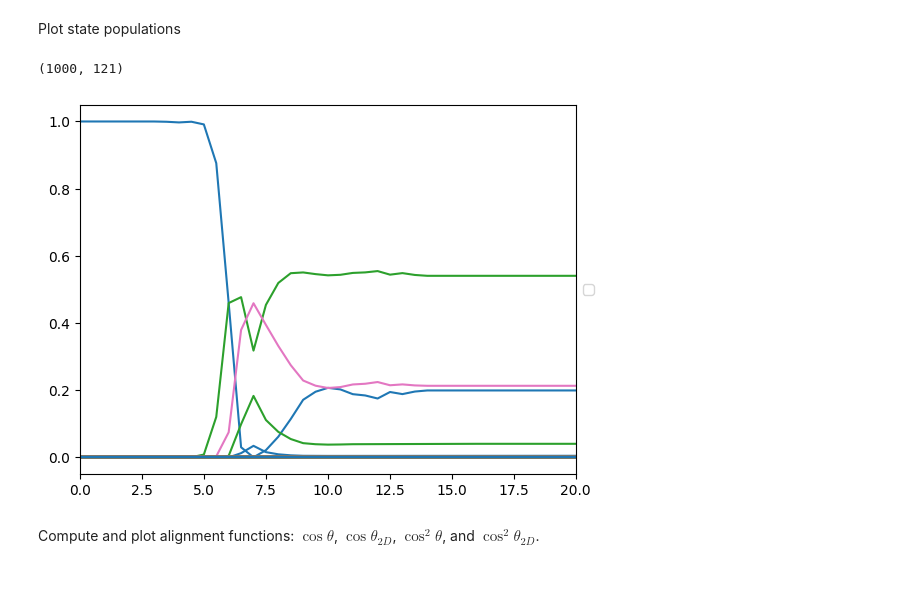
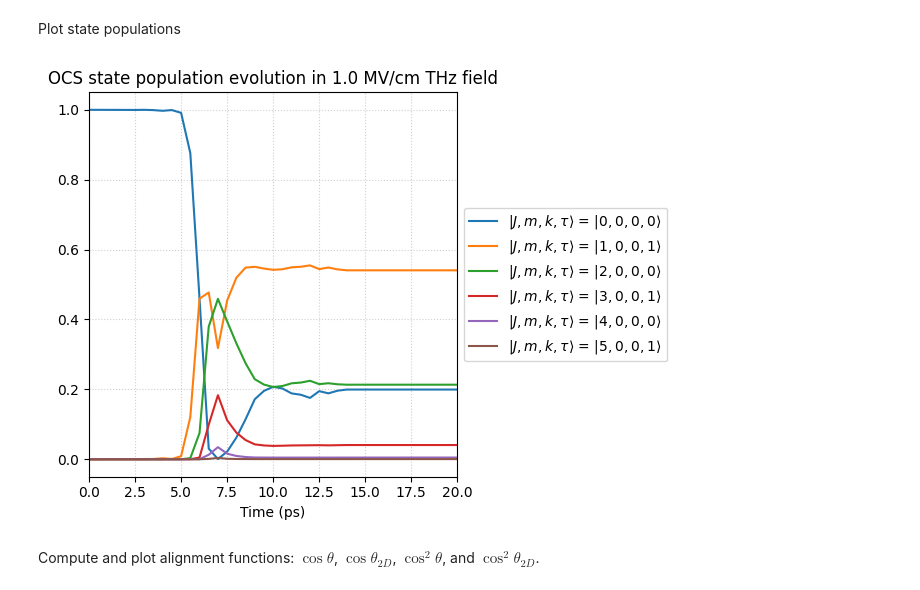
Before and after one commit to robochimps/richmol, a Jupyter notebook: examples/ocs_thz_orientation.ipynb, the cells around one changed output. Drawn from its saved outputs; the diff is of its cells as text; code cells hidden in the pictures.

Commit message:
Add state assignment

```diff
--- a/examples/ocs_thz_orientation.ipynb
+++ b/examples/ocs_thz_orientation.ipynb
@@ -121,15 +121,28 @@ time, c_t = propagate_rk(
 # %% [markdown]
 Plot state populations
 # %%
-print(c_t.shape)
+# state populations
 pop_t = np.abs(c_t) ** 2
-plt.plot(time, pop_t)
-plt.legend(loc="center left", bbox_to_anchor=(1, 0.5))
+
+# states with nonzero populations
+state_ind = np.any(np.abs(pop_t) > 1e-3, axis=0).nonzero()[0]
+state_qua = [
+    f"$|J,m,k,\\tau\\rangle$ = $|{j}, {m}, {k}, {tau}\\rangle$" for (j, m, k, tau, *_) in states.quanta[state_ind]
+]
+
+plt.plot(time, pop_t[:, state_ind], label=state_qua)
 plt.xlim([0, 20])
+
+plt.title(f"OCS state population evolution in {round(peak_field/1e6, 1)} MV/cm THz field")
+plt.xlabel("Time (ps)")
+plt.grid(True, linestyle=":", alpha=0.6)
+plt.legend(fontsize=10, loc="center left", bbox_to_anchor=(1, 0.5))
+plt.xticks(fontsize=10)
+plt.yticks(fontsize=10)
+plt.tight_layout()
 plt.show()
 # %% [output]
-(1000, 121)
-[figure, old version]
+[figure, new version]
 # %% [markdown]
 Compute and plot alignment functions: $\cos\theta$, $\cos\theta_{2D}$, $\cos^2\theta$, and $\cos^2\theta_{2D}$.
 # %%
```
Also changed, not shown: parts of 1 cell of this notebook, 2 other files.
